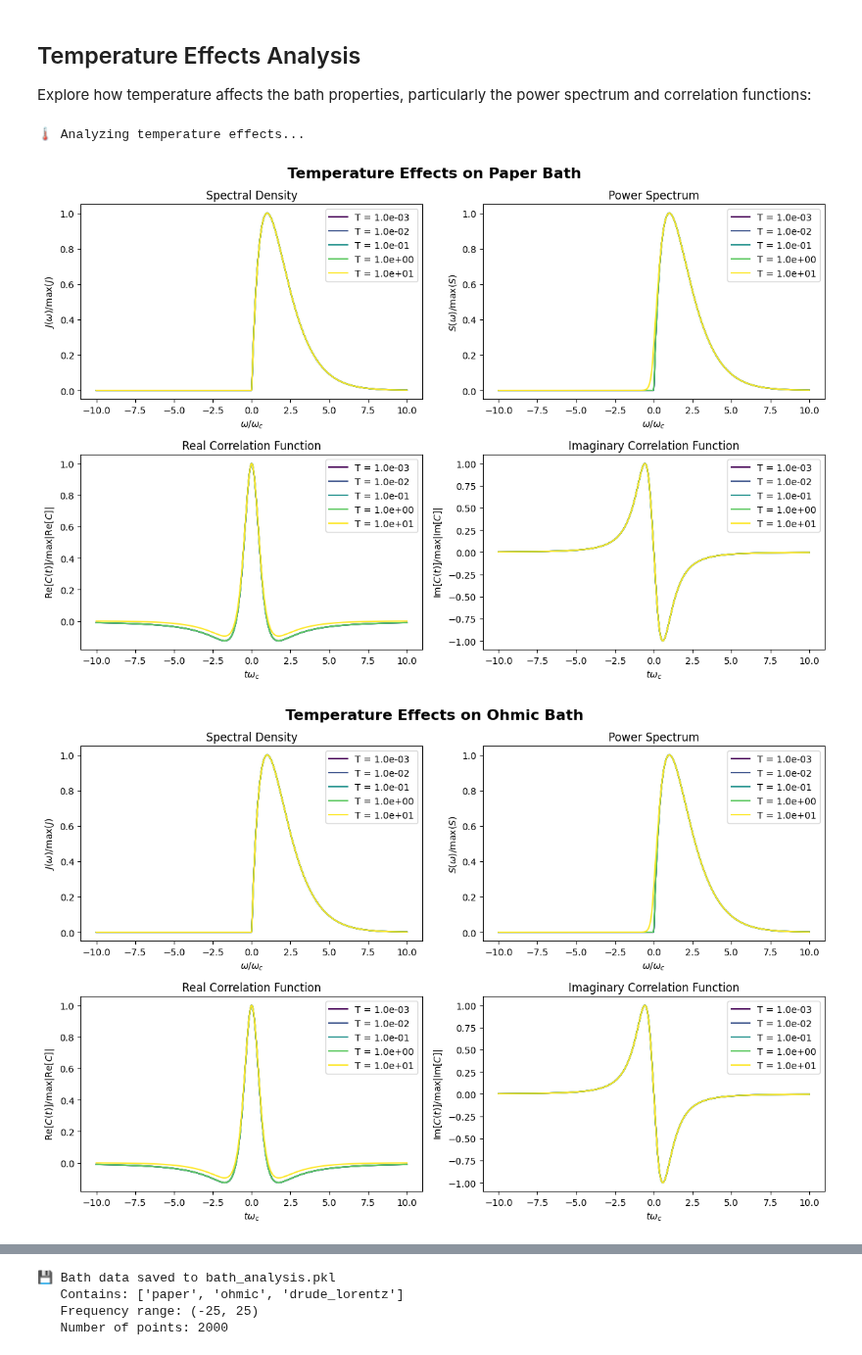
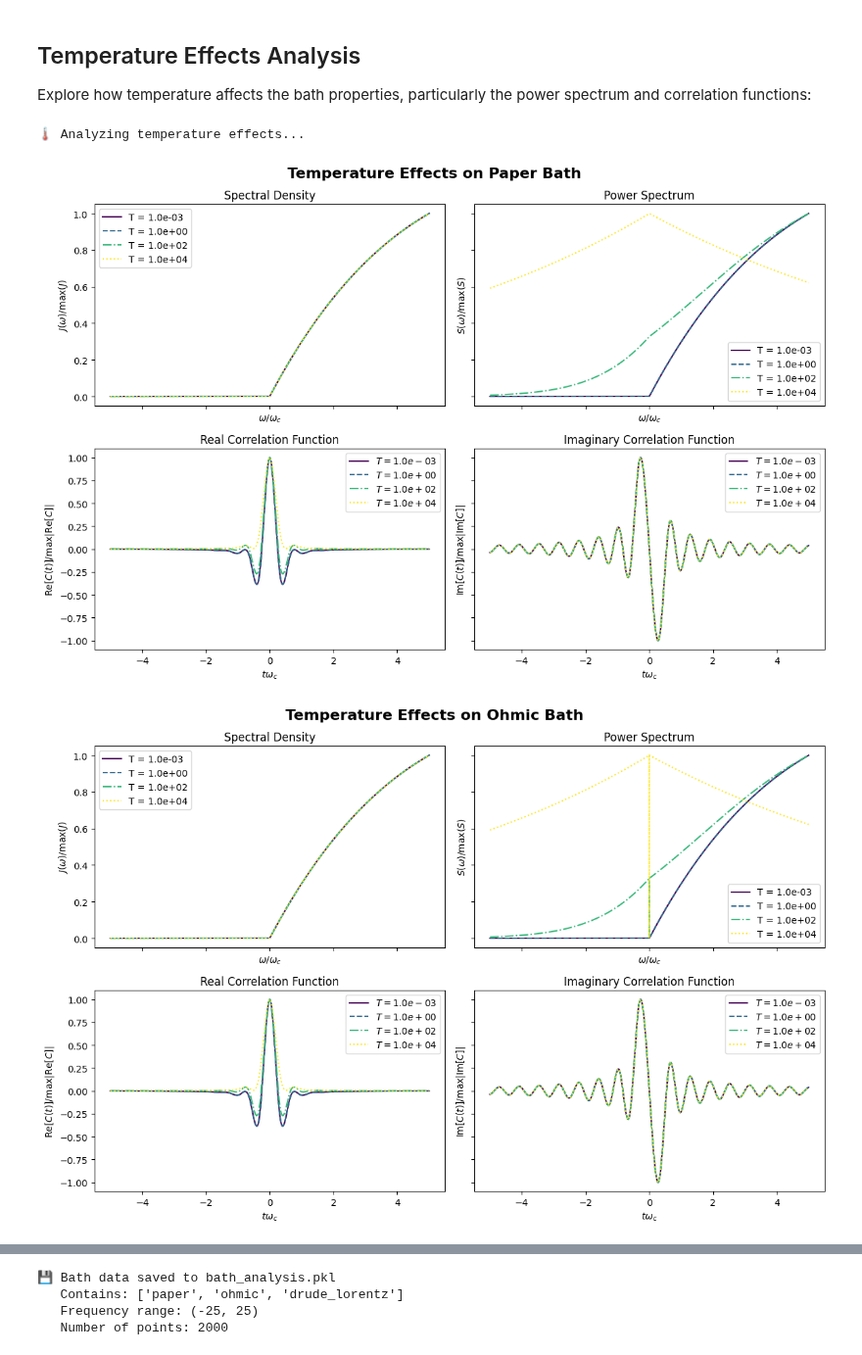
Before and after one commit to LBPhysics/2025_master_thesis_leopold_bodamer, a Jupyter notebook: code/python/notebooks/test_baths.ipynb, the cells around one changed output, grey strips where cells are left out. Shown at 98% size. Saved outputs shown, nothing was run; the diff lists cells and outputs as text; code cells hidden in the pictures.

```diff
--- a/code/python/notebooks/test_baths.ipynb
+++ b/code/python/notebooks/test_baths.ipynb
@@ -132,7 +132,7 @@ def get_default_parameters():
 
     # Paper bath parameters
     args_paper = {
-        "g": alpha, # np.sqrt(alpha * cutoff), # TODO this has the wrong units with respect to the paper
+        "alpha": alpha, # np.sqrt(alpha * cutoff), # TODO this has the wrong units with respect to the paper
         "cutoff": cutoff,
         "Boltzmann": Boltzmann,
         "hbar": hbar,
@@ -566,40 +567,33 @@ def analyze_temperature_effects(bath_type='Paper Bath', temperatures=None):
     """Analyze how temperature affects bath properties"""
 
     if temperatures is None:
-        temperatures = [1e-3, 1e-2, 1e-1, 1, 10]
+        temperatures = [1e-3, 1, 1e2, 1e4]
+    linestyles = ['solid', 'dashed', 'dashdot', 'dotted', (0, (3, 1, 1, 1)), (0, (5, 10))]
 
     cutoff = 1e2
     alpha = 1e-2
-    frequencies = np.linspace(-10 * cutoff, 10 * cutoff, 1000)
-    times = np.linspace(-10 / cutoff, 10 / cutoff, 1000)
+    frequencies = np.linspace(-5 * cutoff, 5 * cutoff, 10001)
+    times = np.linspace(-5 / cutoff, 5 / cutoff, 10001)
 
-    fig, axes = plt.subplots(2, 2, figsize=(12, 8))
+    fig, axes = plt.subplots(2, 2, figsize=(12, 8), sharex='col', sharey='row')
     fig.suptitle(f'Temperature Effects on {bath_type}', fontsize=16, fontweight='bold')
 
     colors = plt.cm.viridis(np.linspace(0, 1, len(temperatures)))
 
     for i, temp in enumerate(temperatures):
+        linestyle = linestyles[i % len(linestyles)] # cycle through linestyles
         color = colors[i]
-
+        args_paper, args_ohmic, args_drude_lorentz = get_default_parameters()
         # Update arguments with current temperature
+        args_paper["Temp"] = temp
+        args_ohmic["Temp"] = temp
+        args_drude_lorentz["Temp"] = temp
         if bath_type == 'Paper Bath':
-            args = {
-                "g": np.sqrt(alpha * cutoff),
-                "cutoff": cutoff,
-                "Boltzmann": Boltzmann,
-                "hbar": hbar,
-                "Temp": temp,
-            }
+            args = args_paper
             J_func = spectral_density_func_paper
             S_func = Power_spectrum_func_paper
         elif bath_type == 'Ohmic Bath':
-            args = {
-                "alpha": alpha,
-                "cutoff": cutoff,
-                "s": 1.0,
-                "Boltzmann": Boltzmann,
-                "Temp": temp,
-            }
+            args = args_ohmic
             J_func = spectral_density_func_ohmic
             S_func = Power_spectrum_func_ohmic
 
@@ -609,13 +603,19 @@ def analyze_temperature_effects(bath_type='Paper Bath', temperatures=None):
 
         # Plot spectral density (should be temperature independent)
         J_max = np.max(np.abs(J_vals[J_vals > 0])) if np.any(J_vals > 0) else 1
-        axes[0, 0].plot(frequencies / cutoff, J_vals / J_max,
-                       color=color, label=f'T = {temp:.1e}')
+        axes[0, 0].plot(frequencies / cutoff,
+                        J_vals / J_max,
+                        color=color,
+                        linestyle=linestyle,
+                        label=f'T = {temp:.1e}')
 
         # Plot power spectrum
         S_max = np.max(np.abs(S_vals)) if np.any(S_vals != 0) else 1
-        axes[0, 1].plot(frequencies / cutoff, S_vals / S_max,
-                       color=color, label=f'T = {temp:.1e}')
+        axes[0, 1].plot(frequencies / cutoff,
+                        S_vals / S_max,
+                        color=color,
+                        linestyle=linestyle,
+                        label=f'T = {temp:.1e}')
 
         # Calculate and plot correlation function using QuTiP
         try:
@@ -635,14 +635,24 @@ def analyze_temperature_effects(bath_type='Paper Bath', temperatures=None):
             # Plot real part of correlation function
             C_max = np.max(np.abs(np.real(correlation_vals)))
             if C_max > 0:
-                axes[1, 0].plot(times * cutoff, np.real(correlation_vals) / C_max,
-                               color=color, label=f'T = {temp:.1e}')
+                axes[1, 0].plot(
+                    times * cutoff,
+                    np.real(correlation_vals) / C_max,
+                    color=color,
+                    linestyle=linestyle,
+                    label=fr'$T = {temp:.1e}$'
+                )
 
             # Plot imaginary part of correlation function
             C_imag_max = np.max(np.abs(np.imag(correlation_vals)))
             if C_imag_max > 0:
-                axes[1, 1].plot(times * cutoff, np.imag(correlation_vals) / C_imag_max,
-                               color=color, label=f'T = {temp:.1e}')
+                axes[1, 1].plot(
+                    times * cutoff,
+                    np.imag(correlation_vals) / C_imag_max,
+                    color=color,
+                    linestyle=linestyle,
+                    label=fr'$T = {temp:.1e}$'
+                )
 
         except Exception as e:
             print(f"⚠️ QuTiP error for T={temp}: {e}")
@@ -651,32 +661,32 @@ def analyze_temperature_effects(bath_type='Paper Bath', temperatures=None):
     axes[0, 0].set_xlabel(r'$ω / ω_c$')
     axes[0, 0].set_ylabel(r'$J(ω) / \max(J)$')
     axes[0, 0].set_title('Spectral Density')
     axes[0, 0].legend()
 
     axes[0, 1].set_xlabel(r'$ω / ω_c$')
     axes[0, 1].set_ylabel(r'$S(ω) / \max(S)$')
     axes[0, 1].set_title('Power Spectrum')
     axes[0, 1].legend()
 
     axes[1, 0].set_xlabel(r'$t ω_c$')
     axes[1, 0].set_ylabel(r'$\mathrm{Re}[C(t)] / \max|\mathrm{Re}[C]|$')
     axes[1, 0].set_title('Real Correlation Function')
     axes[1, 0].legend()
 
     axes[1, 1].set_xlabel(r'$t ω_c$')
     axes[1, 1].set_ylabel(r'$\mathrm{Im}[C(t)] / \max|\mathrm{Im}[C]|$')
     axes[1, 1].set_title('Imaginary Correlation Function')
     axes[1, 1].legend()
 
     plt.tight_layout()
     return fig, axes
 
 # Create temperature analysis
 print("🌡️ Analyzing temperature effects...")
 fig_temp, axes_temp = analyze_temperature_effects('Paper Bath')
 fig_temp, axes_temp = analyze_temperature_effects('Ohmic Bath')
 plt.show()
 # %% [output]
 🌡️ Analyzing temperature effects...
-[figure, old version]
+[figure, new version]
-[figure, old version]
+[figure, new version]
```
Also changed, not shown: parts of 6 cells of this notebook, 2 other files.
